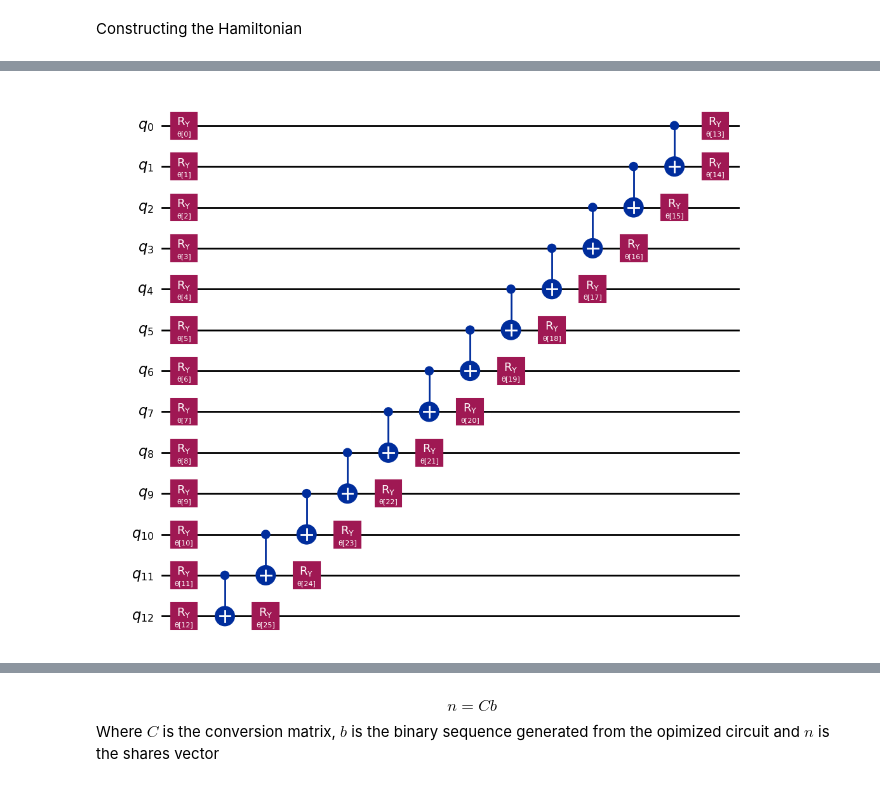
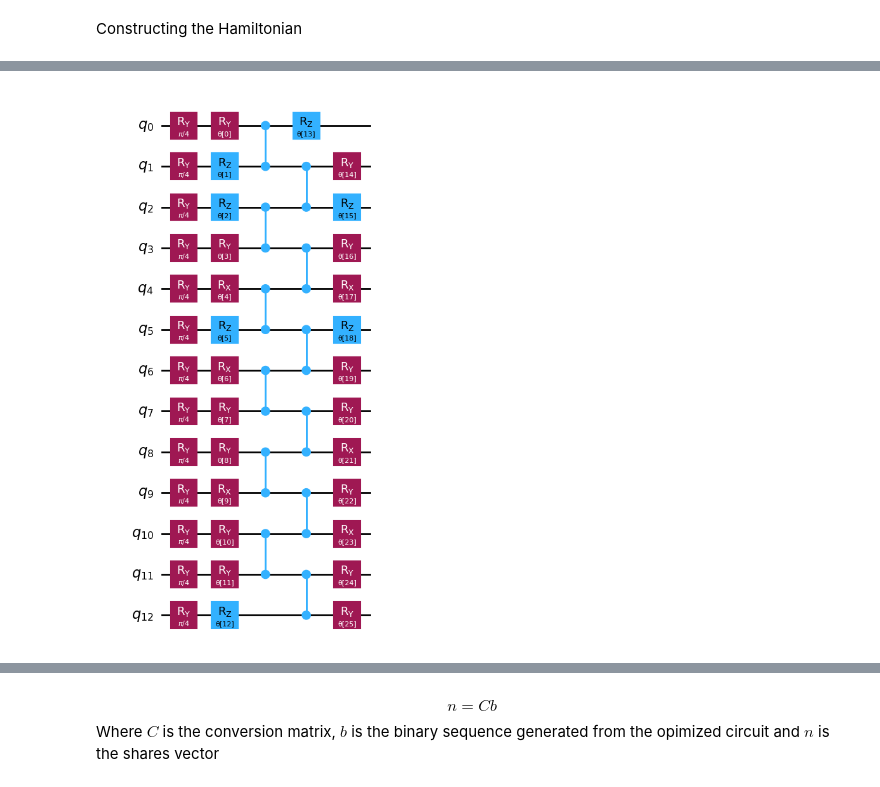
Before and after one commit to JoeJoeNguyen/quantumComputing, a Jupyter notebook: PortfolioOptimization/QPO.ipynb, the cells around one changed output, grey strips where cells are left out. Cells and saved outputs as stored; diff of their text form; code cells hidden in the pictures.

```diff
--- a/PortfolioOptimization/QPO.ipynb
+++ b/PortfolioOptimization/QPO.ipynb
@@ -5,7 +5,7 @@ import yfinance as yf
 
 budget = 2000
 risk_tolerance = 0.5 # q
-penalty = 50 #lambda
+penalty = 10**11 #lambda
 # %%
 #calculating the return
 def daily_returns(yesterday, today):
@@ -193,37 +195,3 @@ from qiskit.quantum_info import Operator
 estimator = StatevectorEstimator()
 
 optimizer = COBYLA()
-# %%
-n = len(P_double_prime) #total number of binary variables
-#second hamiltonian
-h = -0.5 * mu_double_prime + (penalty * P_double_prime) * (1 - P_double_prime)
-J = 0.25 * risk_tolerance * Sigma_double_prime + 0.25 * penalty * np.outer(P_double_prime, P_double_prime)
-beta2 = 1
-const_term = -penalty * beta2**2
-pi = 0.5 * P_double_prime
-
-
-pauli_dict = {}
-# Add Z_i terms from constraint penalty: -2λβ ∑ γ_i Z_i
-for i in range(n):
-    label = ['I'] * n
-    label[n - i - 1] = 'Z'
-    pauli_str = ''.join(label)
-    pauli_dict[pauli_str] = pauli_dict.get(pauli_str, 0) - 2 * penalty * beta2 * pi[i]
-
-# Add Z_i Z_j terms from constraint penalty: λ ∑ γ_i γ_j Z_i Z_j
-for i in range(n):
-    for j in range(i, n):
-        factor = penalty * pi[i] * pi[j]
-        label = ['I'] * n
-        label[n - i - 1] = 'Z'
-        label[n - j - 1] = 'Z'
-        pauli_str = ''.join(label)
-        pauli_dict[pauli_str] = pauli_dict.get(pauli_str, 0) + factor
-
-# Add constant term: λβ²
-pauli_dict['I' * n] = pauli_dict.get('I' * n, 0) + const_term
-
-
-pauli_terms = list(pauli_dict.items())
-hamiltonian2 = SparsePauliOp.from_list(pauli_terms)
@@ -229,0 +270,3 @@ hamiltonian2 = SparsePauliOp.from_list(pauli_terms)
+# %%
+hamiltonian1 = SparsePauliOp.from_list(pauli_terms2)
+Operator(hamiltonian1).draw('latex')
@@ -230,5 +286,6 @@ hamiltonian2 = SparsePauliOp.from_list(pauli_terms)
 # %%
-ansatz = RealAmplitudes(hamiltonian2.num_qubits, reps=1)
-ansatz.decompose().draw('mpl')
+ansatz = RealAmplitudes(hamiltonian1.num_qubits, reps=1, entanglement='linear')
+ansatz2 = PauliTwoDesign(hamiltonian1.num_qubits, reps=1)
+ansatz2.decompose().draw('mpl')
 # %% [output]
-[figure, old version]
+[figure, new version]
```
Also changed, not shown: parts of 10 cells of this notebook, 3 other files.
